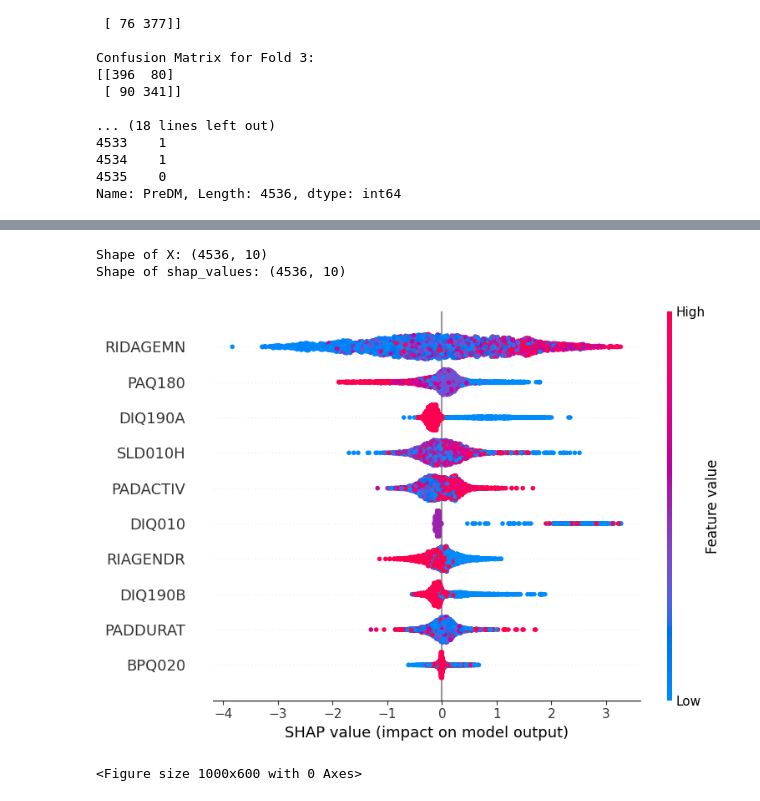
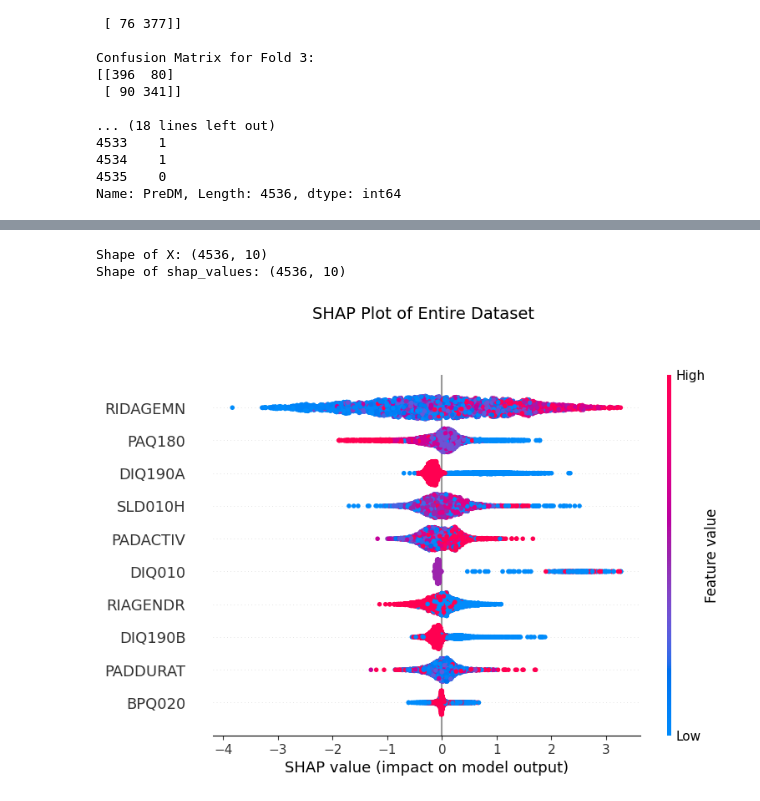
Before and after one commit to BK5102/FURI_Research-Project, a Jupyter notebook: final_analysis.ipynb, the cells around one changed output, grey strips where cells are left out. Saved outputs shown, nothing was run; the diff lists cells and outputs as text; code cells hidden in the pictures.

Commit message:
SHAP values of entire dataset, correct values and wrong values

```diff
--- a/final_analysis.ipynb
+++ b/final_analysis.ipynb
@@ -284,20 +317,24 @@ KeyboardInterrupt:
 # %%
 # SHAP values visualization using xgboost - entire dataset
 
 explainer = shap.TreeExplainer(xgb_model)
 shap_values = explainer.shap_values(X)
 
 print("Shape of X:", X.shape)
 print("Shape of shap_values:", shap_values.shape)
 
-shap.summary_plot(shap_values, X)
-plt.figure(figsize=(10, 6))
+shap.summary_plot(shap_values, X, show=False)
+
+plt.suptitle("SHAP Plot of Entire Dataset ", y=1.05, fontsize=14)
+plt.tight_layout()
+
+plt.subplots_adjust(top=0.9)
+
 plt.savefig("final_visualizations/SHAP_plot_entireDataset.png", bbox_inches='tight', dpi=300)
 plt.show()
 # %% [output]
 Shape of X: (4536, 10)
 Shape of shap_values: (4536, 10)
-[figure, old version]
+[figure, new version]
-<Figure size 1000x600 with 0 Axes>
 # %%
 # SHAP values visualization using xgboost - correct values
```
Also changed, not shown: parts of 11 cells of this notebook, 3 other files.
